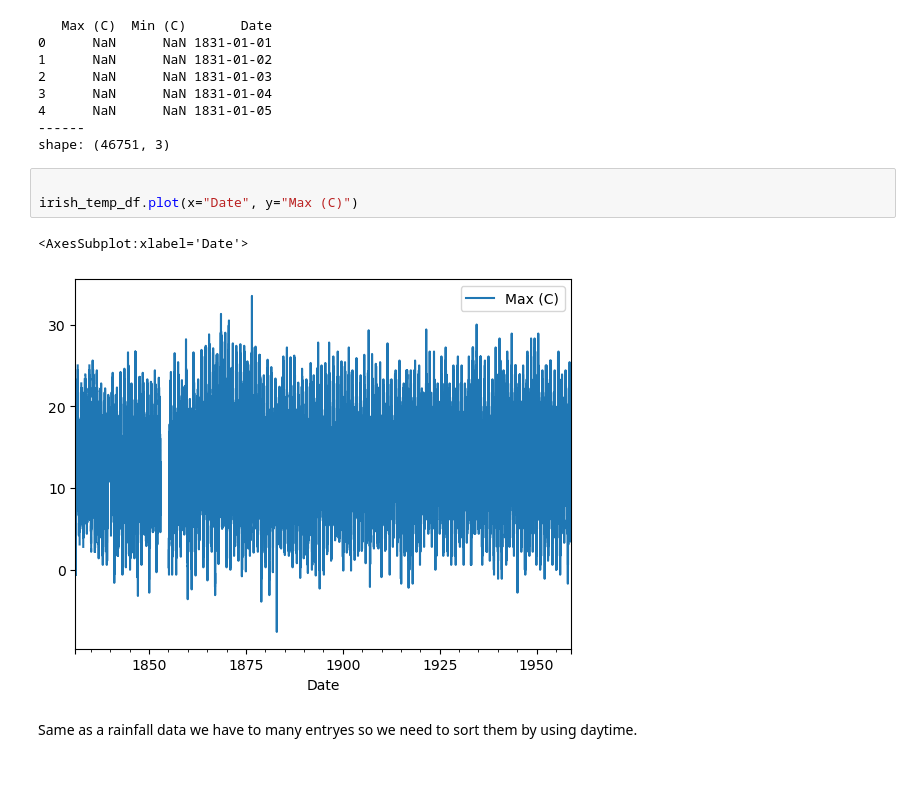
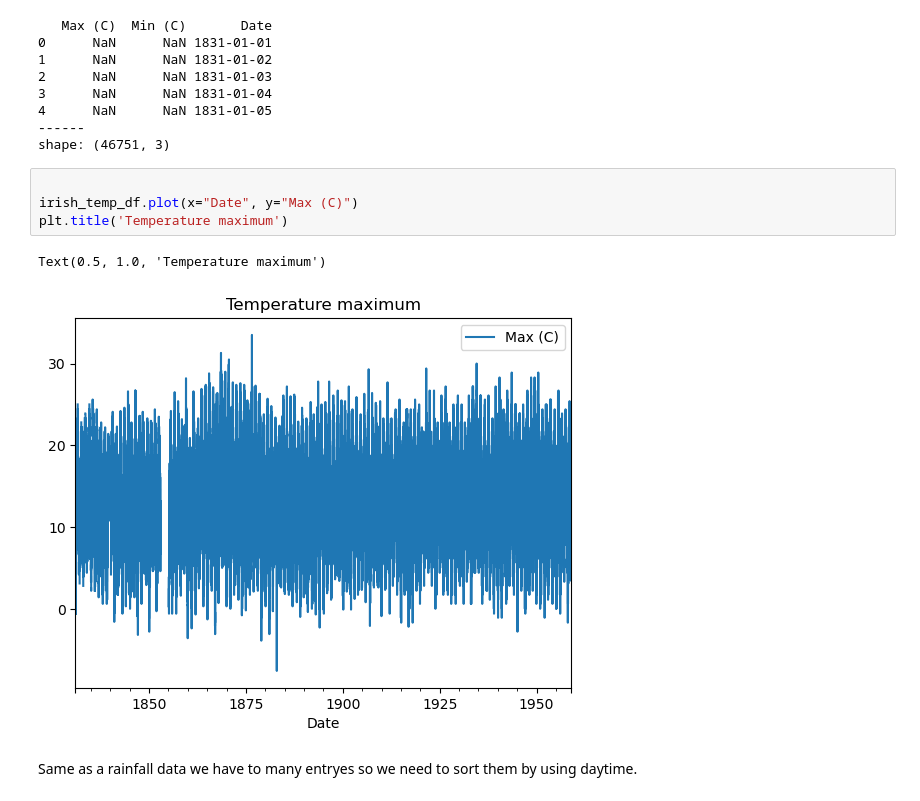
Before and after one commit to OlgaKnut/Programming-for-Data-Analysis-Project-2, a Jupyter notebook: pfda_project_2.ipynb, the cells around one changed output. Saved outputs shown, nothing was run; the diff lists cells and outputs as text; blank space fills up the shorter version.

```diff
--- a/pfda_project_2.ipynb
+++ b/pfda_project_2.ipynb
@@ -455,9 +457,10 @@ shape: (46751, 3)
 # %%
 
 irish_temp_df.plot(x="Date", y="Max (C)")
+plt.title('Temperature maximum')
 # %% [output]
-<AxesSubplot:xlabel='Date'>
+Text(0.5, 1.0, 'Temperature maximum')
-[figure, old version]
+[figure, new version]
 # %% [markdown]
 Same as a rainfall data we have to many entryes so we need to sort them by using daytime.
 # %%
```
Also changed, not shown: parts of 16 cells of this notebook.
